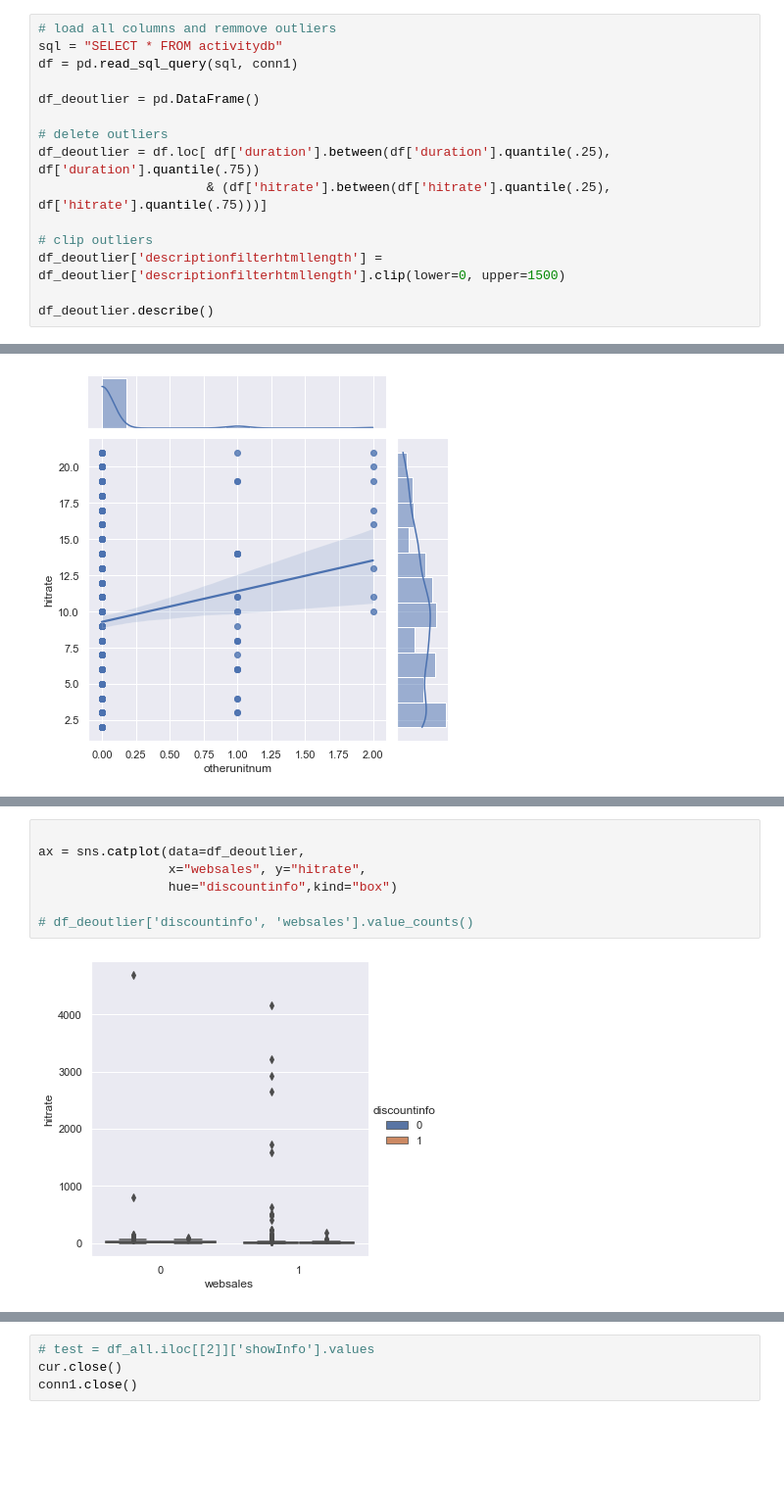
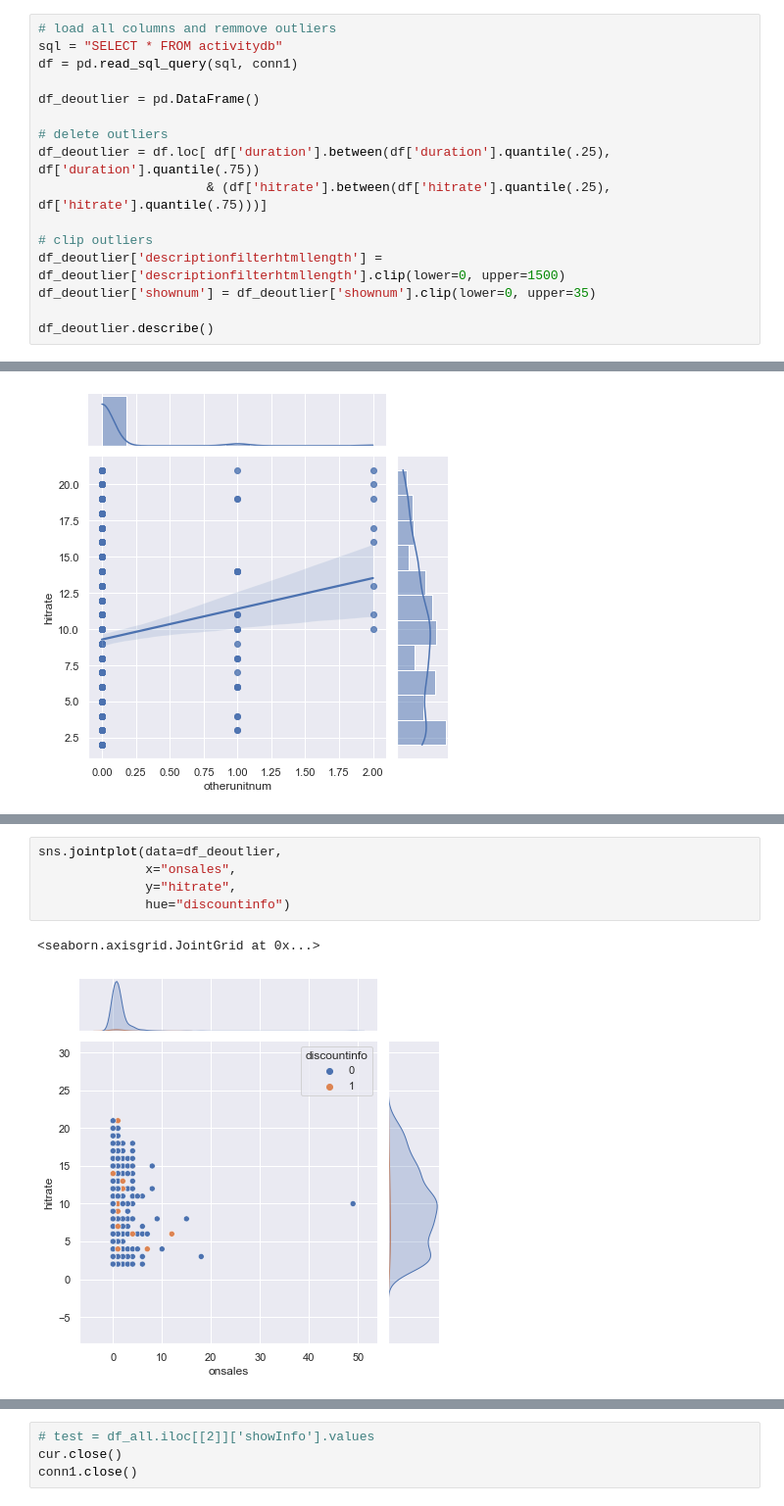
Before and after one commit to shesheshesheshe/Activities-Data-Analysis-Projects, a Jupyter notebook: data-visualization-a.ipynb, the cells around one changed output, grey strips where cells are left out. Shown at 98% size. Cells and saved outputs as stored; diff of their text form; blank space fills up the shorter version.

```diff
--- a/data-visualization-a.ipynb
+++ b/data-visualization-a.ipynb
@@ -84,6 +101,7 @@ df_deoutlier = df.loc[ df['duration'].between(df['duration'].quantile(.25), df['
 
 # clip outliers
 df_deoutlier['descriptionfilterhtmllength'] = df_deoutlier['descriptionfilterhtmllength'].clip(lower=0, upper=1500)
+df_deoutlier['shownum'] = df_deoutlier['shownum'].clip(lower=0, upper=35)
 
 df_deoutlier.describe()
 # %% [output]
@@ -252,9 +288,8 @@ sns.jointplot(data=df_deoutlier,
 # %%
-
-ax = sns.catplot(data=df_deoutlier,
-                 x="websales", y="hitrate",
-                 hue="discountinfo",kind="box")
-
-# df_deoutlier['discountinfo', 'websales'].value_counts()
+sns.jointplot(data=df_deoutlier,
+              x="onsales",
+              y="hitrate",
+              hue="discountinfo")
 # %% [output]
+<seaborn.axisgrid.JointGrid at 0x...>
-[figure, old version]
+[figure, new version]
```
Also changed, not shown: parts of 13 cells of this notebook, 3 other files.
